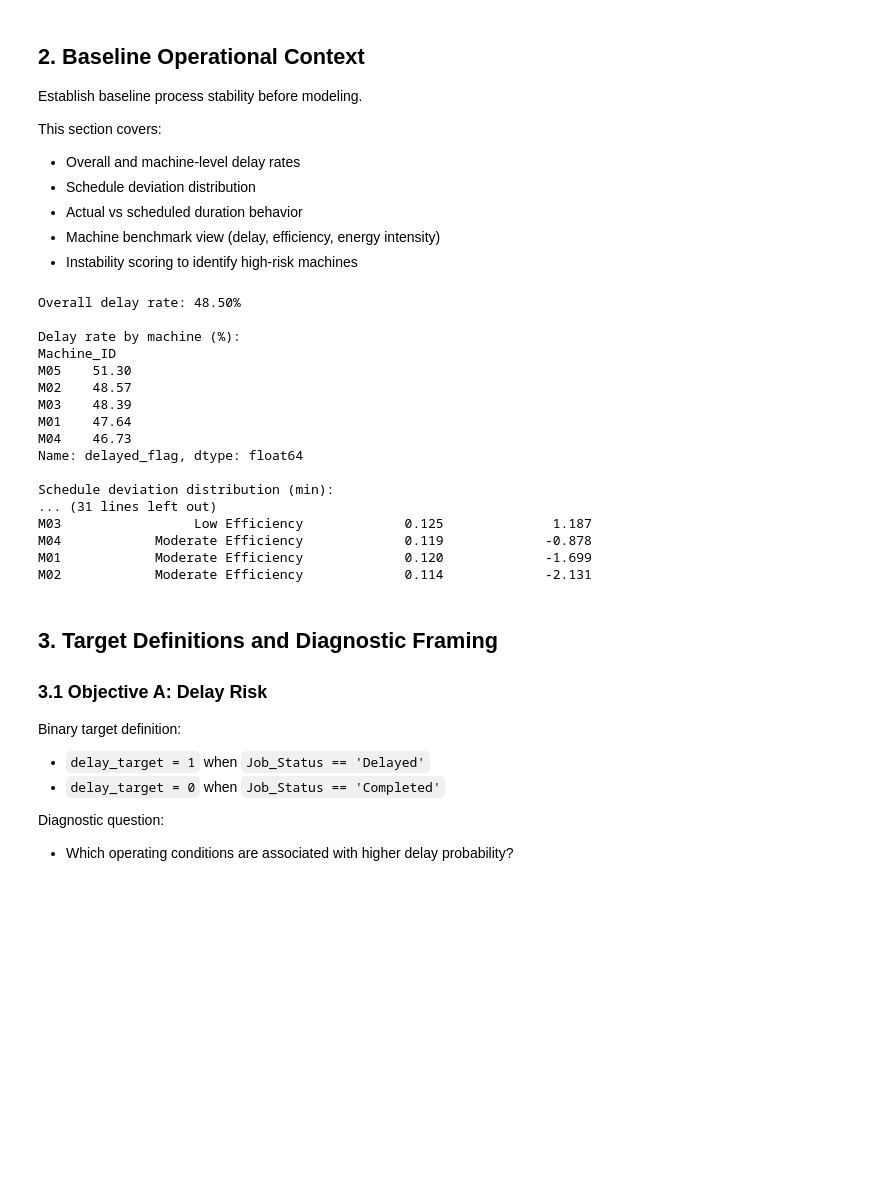
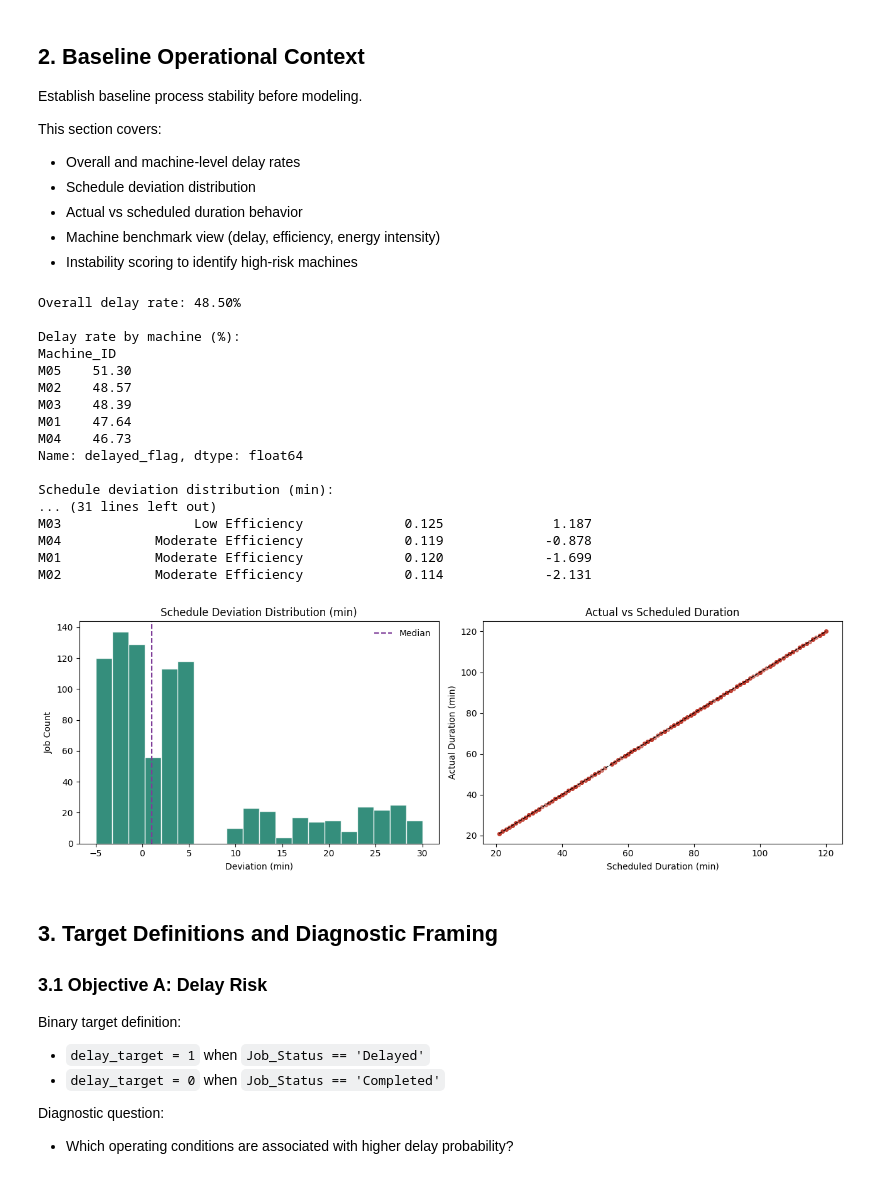
Before and after one commit to clarktommie/production-schedule-risk-model, a Jupyter notebook: notebooks/data_exploration.ipynb, the cells around one changed output. Saved outputs shown, nothing was run; the diff lists cells and outputs as text; code cells hidden in the pictures; blank space fills up the shorter version.

```diff
--- a/notebooks/data_exploration.ipynb
+++ b/notebooks/data_exploration.ipynb
@@ -122,54 +122,48 @@ print('\nMachine benchmark (most unstable first):')
 print(benchmark_view)
 
 # Exploratory visuals: baseline operational context
-fig, axes = plt.subplots(1, 3, figsize=(16, 4.5))
+fig, axes = plt.subplots(1, 2, figsize=(13, 4.5))
 
-# A) Delay rate by machine
-axes[0].bar(machine_delay_pct.index, machine_delay_pct.values, color='#2E86C1')
-axes[0].set_title('Delay Rate by Machine (%)')
-axes[0].set_xlabel('Machine')
-axes[0].set_ylabel('Delay Rate (%)')
-axes[0].tick_params(axis='x', rotation=0)
+# A) Schedule deviation distribution
+axes[0].hist(deviation_min, bins=20, color='#117A65', alpha=0.85, edgecolor='white')
+axes[0].axvline(deviation_min.median(), color='#7D3C98', linestyle='--', linewidth=1.5, label='Median')
+axes[0].set_title('Schedule Deviation Distribution (min)')
+axes[0].set_xlabel('Deviation (min)')
+axes[0].set_ylabel('Job Count')
+axes[0].legend(frameon=False)
 
-# B) Schedule deviation distribution
-axes[1].hist(deviation_min, bins=20, color='#117A65', alpha=0.85, edgecolor='white')
-axes[1].axvline(deviation_min.median(), color='#7D3C98', linestyle='--', linewidth=1.5, label='Median')
-axes[1].set_title('Schedule Deviation Distribution (min)')
-axes[1].set_xlabel('Deviation (min)')
-axes[1].set_ylabel('Job Count')
-axes[1].legend(frameon=False)
-
-# C) Actual vs scheduled duration (sampled for readability)
+# B) Actual vs scheduled duration (sampled for readability)
 sample = timed_jobs.sample(min(300, len(timed_jobs)), random_state=42) if len(timed_jobs) > 0 else timed_jobs
-axes[2].scatter(sample['scheduled_duration_min'], sample['actual_duration_min'], s=15, alpha=0.6, color='#C0392B')
+axes[1].scatter(sample['scheduled_duration_min'], sample['actual_duration_min'], s=15, alpha=0.6, color='#C0392B')
 if len(sample) > 0:
     lim_min = min(sample['scheduled_duration_min'].min(), sample['actual_duration_min'].min())
     lim_max = max(sample['scheduled_duration_min'].max(), sample['actual_duration_min'].max())
-    axes[2].plot([lim_min, lim_max], [lim_min, lim_max], linestyle='--', color='black', linewidth=1)
-axes[2].set_title('Actual vs Scheduled Duration')
-axes[2].set_xlabel('Scheduled Duration (min)')
-axes[2].set_ylabel('Actual Duration (min)')
+    axes[1].plot([lim_min, lim_max], [lim_min, lim_max], linestyle='--', color='black', linewidth=1)
+axes[1].set_title('Actual vs Scheduled Duration')
+axes[1].set_xlabel('Scheduled Duration (min)')
+axes[1].set_ylabel('Actual Duration (min)')
 
 plt.tight_layout()
 plt.show()
 # %% [output]
 Overall delay rate: 48.50%
 
 Delay rate by machine (%):
 Machine_ID
 M05    51.30
 M02    48.57
 M03    48.39
 M01    47.64
 M04    46.73
 Name: delayed_flag, dtype: float64
 
 Schedule deviation distribution (min):
 ... (31 lines left out)
 M03                 Low Efficiency             0.125              1.187
 M04            Moderate Efficiency             0.119             -0.878
 M01            Moderate Efficiency             0.120             -1.699
 M02            Moderate Efficiency             0.114             -2.131
+[figure, added]
 # %% [markdown]
 ## 3. Target Definitions and Diagnostic Framing
 
```
Also changed, not shown: parts of 4 cells of this notebook.
